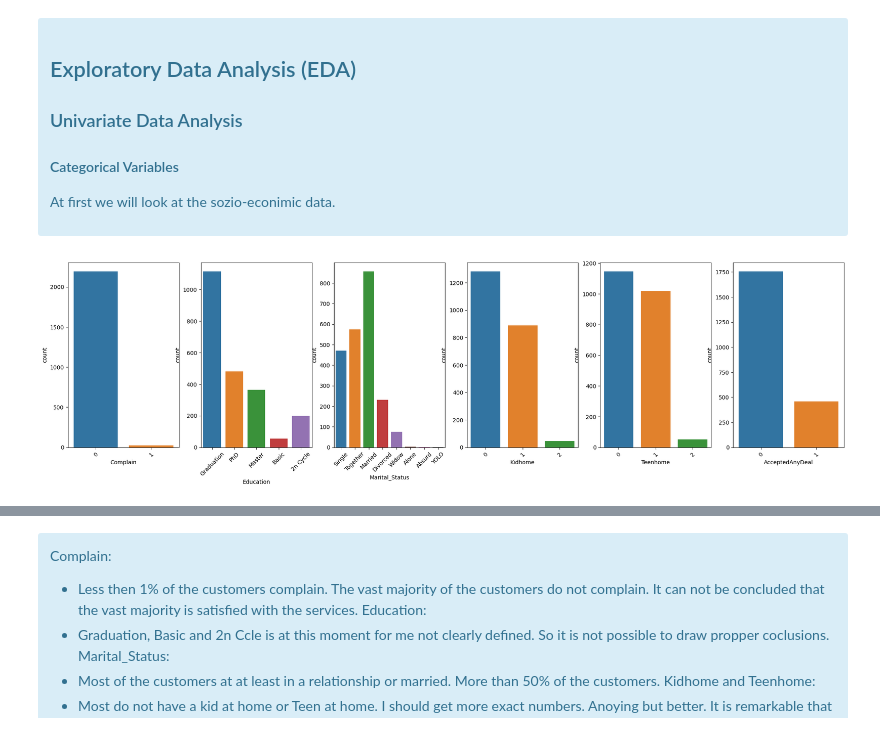
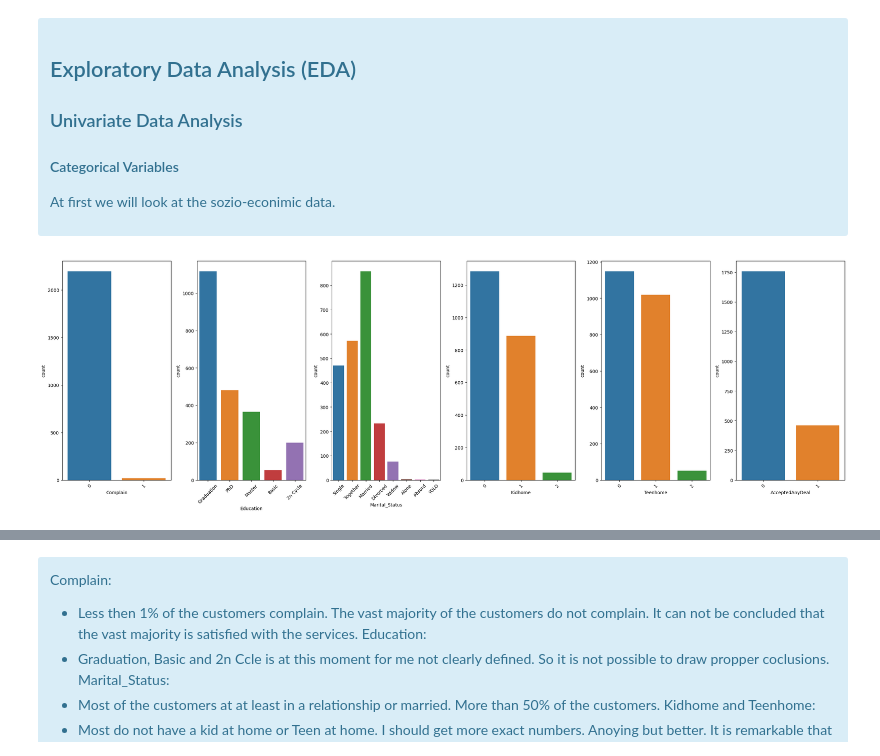
Before and after one commit to Tomson909/Customer-Personality-Analysis, a Jupyter notebook: main.ipynb, the cells around one changed output, grey strips where cells are left out. Drawn from its saved outputs; the diff is of its cells as text; code cells hidden in the pictures.

```diff
--- a/main.ipynb
+++ b/main.ipynb
@@ -198,13 +198,14 @@ At first we will look at the sozio-econimic data.
 </div>
 # %%
 cal_cols = ['Complain', 'Education', 'Marital_Status', 'Kidhome', 'Teenhome','AcceptedAnyDeal']
-fig, ax = plt.subplots(1, len(cal_cols), figsize=(25, 6))
+fig, ax = plt.subplots(1, len(cal_cols), figsize=(25, 8))
 for col in enumerate(cal_cols):
     sns.countplot(data=data, x=col[1], ax=ax[col[0]])
     ax[col[0]].tick_params(axis='x', rotation=45)
+plt.tight_layout()
 plt.show()
 # %% [output]
-[figure, old version]
+[figure, new version]
 # %%
 # What was the most succesfull campaign
 def percentage(x):
```
Also changed, not shown: parts of 17 cells of this notebook.
